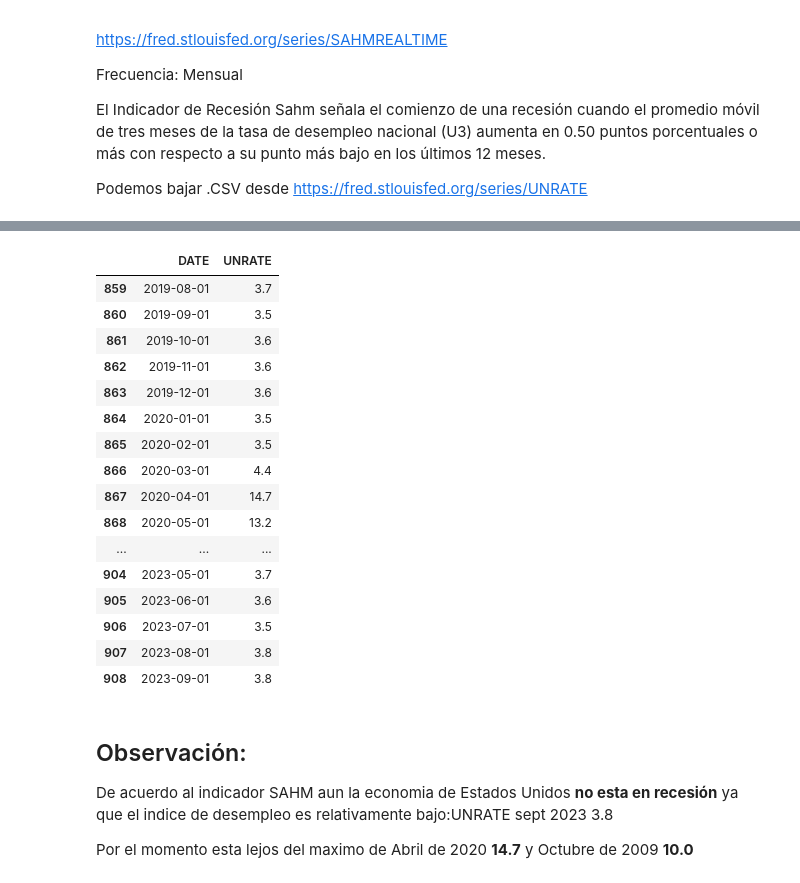
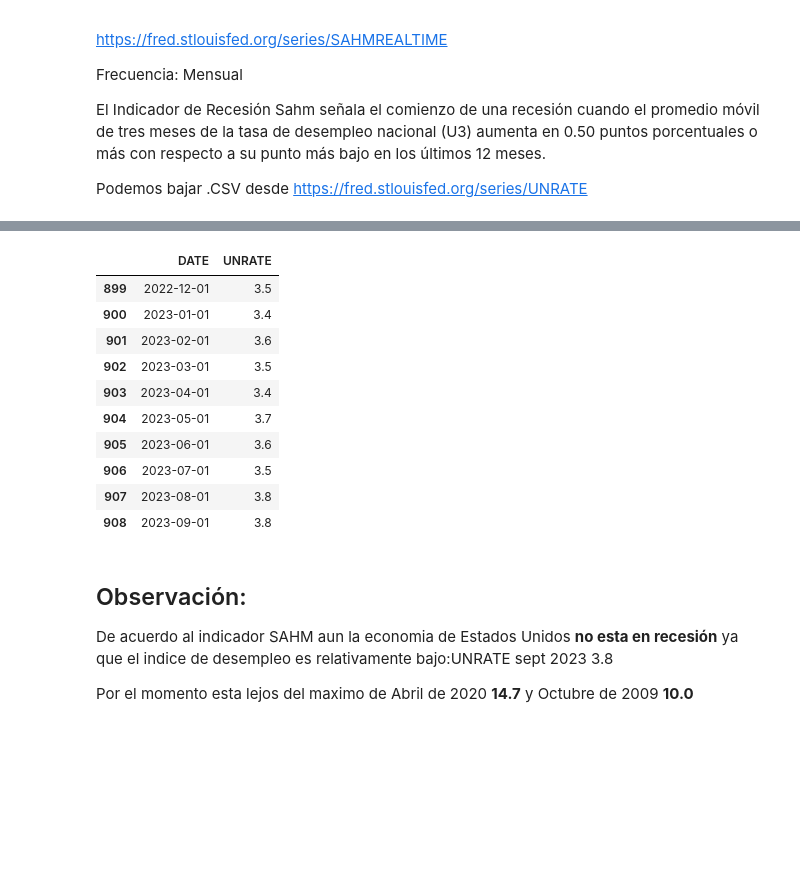
Before and after one commit to MRCSIBR/PF_GRUPO, a Jupyter notebook: AnalisisMacro/notebook.ipynb, the cells around one changed output, grey strips where cells are left out. Saved outputs shown, nothing was run; the diff lists cells and outputs as text; code cells hidden in the pictures; blank space fills up the shorter version.

```diff
--- a/AnalisisMacro/notebook.ipynb
+++ b/AnalisisMacro/notebook.ipynb
@@ -221,18 +214,12 @@ plt.show()
 # %%
-data.tail(50)
+data.tail(10)
 # %% [output]
 |  | DATE | UNRATE |
-| 859 | 2019-08-01 | 3.7 |
-| 860 | 2019-09-01 | 3.5 |
-| 861 | 2019-10-01 | 3.6 |
-| 862 | 2019-11-01 | 3.6 |
-| 863 | 2019-12-01 | 3.6 |
-| 864 | 2020-01-01 | 3.5 |
-| 865 | 2020-02-01 | 3.5 |
-| 866 | 2020-03-01 | 4.4 |
-| 867 | 2020-04-01 | 14.7 |
-| 868 | 2020-05-01 | 13.2 |
-| ... | ... | ... |
+| 899 | 2022-12-01 | 3.5 |
+| 900 | 2023-01-01 | 3.4 |
+| 901 | 2023-02-01 | 3.6 |
+| 902 | 2023-03-01 | 3.5 |
+| 903 | 2023-04-01 | 3.4 |
 | 904 | 2023-05-01 | 3.7 |
 | 905 | 2023-06-01 | 3.6 |
 | 906 | 2023-07-01 | 3.5 |
```
Also changed, not shown: parts of 9 cells of this notebook.
